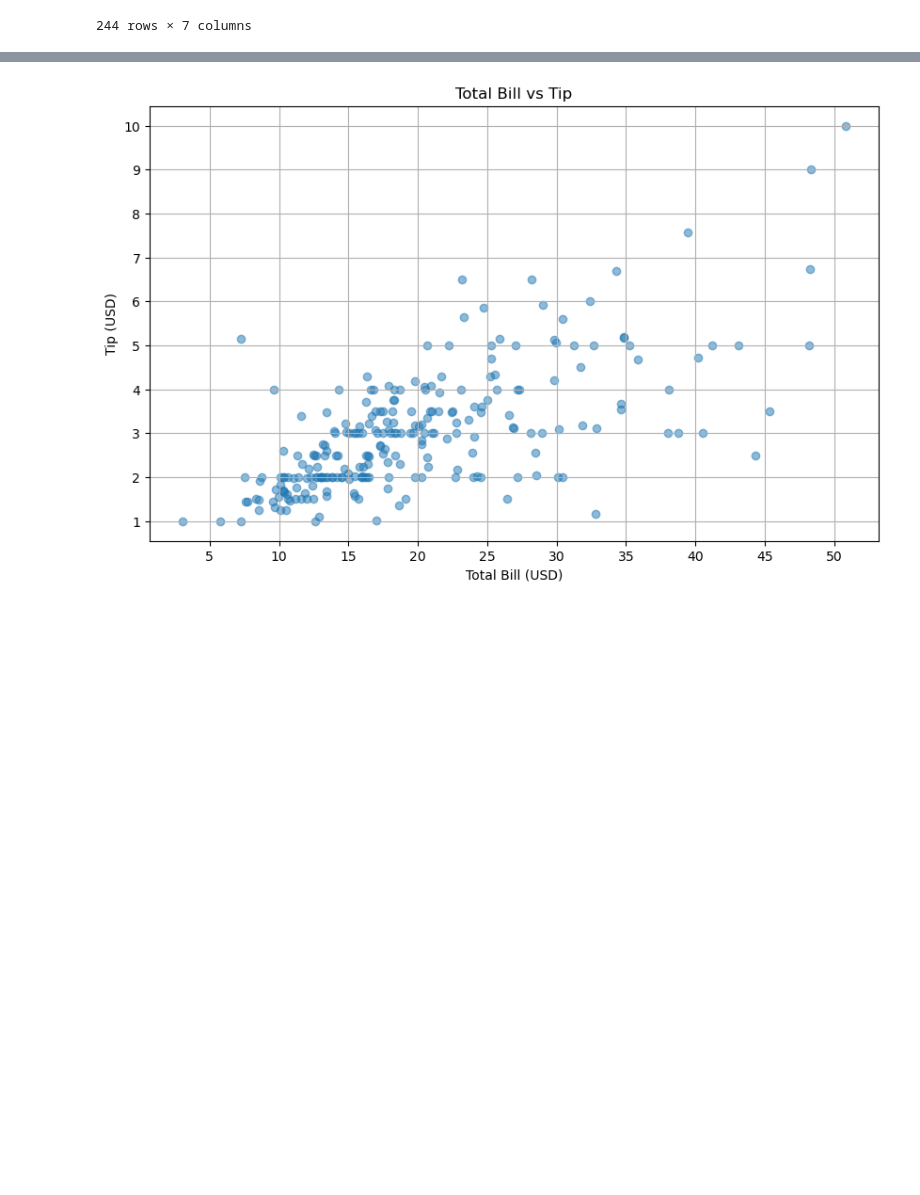
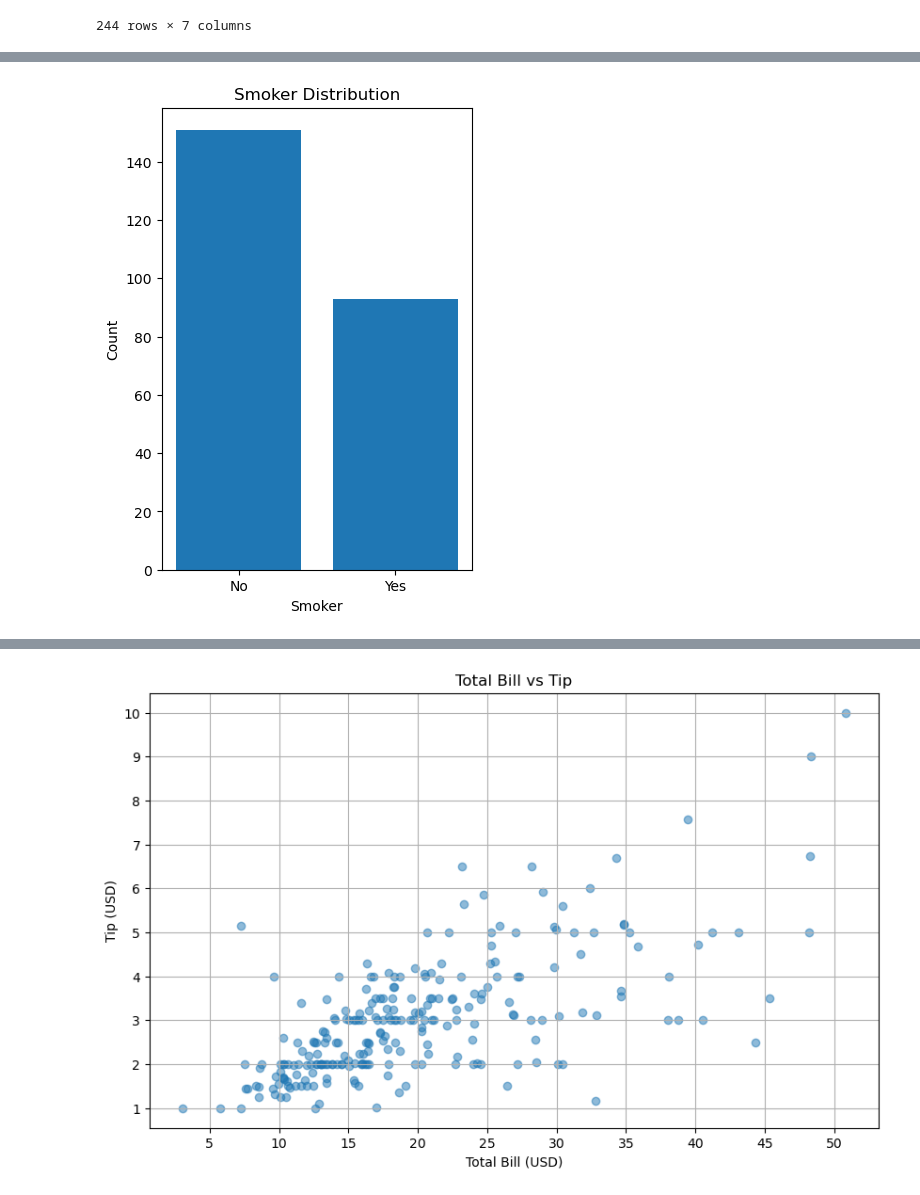
Before and after one commit to l007l/112-2-Programming-Language, a Jupyter notebook: HW2/資料視覺化.ipynb, the cells around one changed output, grey strips where cells are left out. Cells and saved outputs as stored; diff of their text form; code cells hidden in the pictures; blank space fills up the shorter version.

```diff
--- a/HW2/資料視覺化.ipynb
+++ b/HW2/資料視覺化.ipynb
@@ -27,0 +40,12 @@ import matplotlib.ticker as ticker
+# %%
+#以直方圖顯示光顧餐廳的顧客是否吸煙者
+smoker_counts = df['smoker'].value_counts()
+
+plt.figure(figsize=(4, 6))
+plt.bar(smoker_counts.index, smoker_counts.values)
+plt.title('Smoker Distribution')
+plt.xlabel('Smoker')
+plt.ylabel('Count')
+plt.show()
+# %% [output]
+[figure, added]
```
Also changed, not shown: parts of 5 cells of this notebook.
